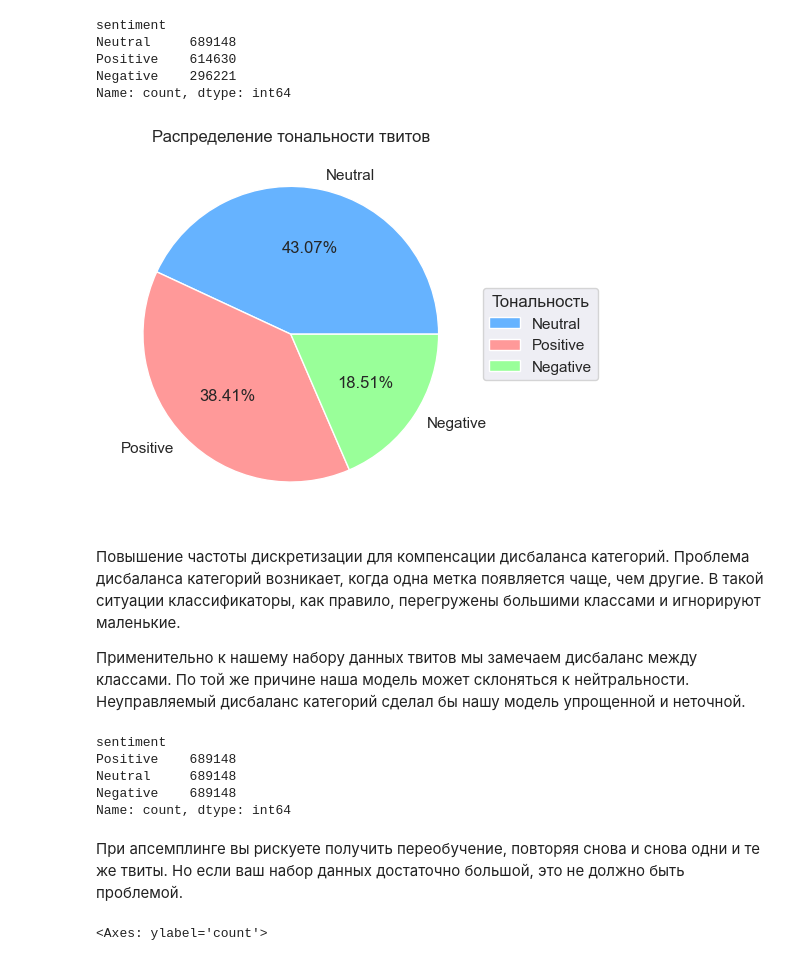
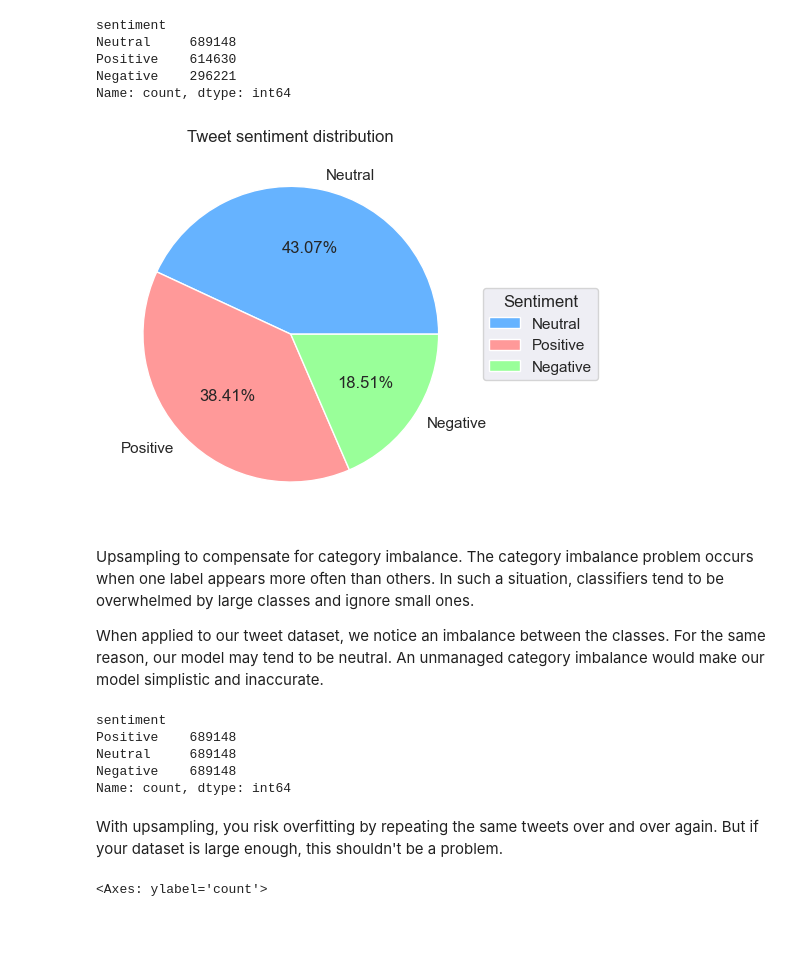
Before and after one commit to Alona-Aldushyna/Summer_2023_August_Repeat_Assessment, a Jupyter notebook: Summer_2023_August_Repeat_Assessment.ipynb, the cells around one changed output. Cells and saved outputs as stored; diff of their text form; code cells hidden in the pictures; blank space fills up the shorter version.

```diff
--- a/Summer_2023_August_Repeat_Assessment.ipynb
+++ b/Summer_2023_August_Repeat_Assessment.ipynb
@@ -479,27 +494,26 @@ Positive    614630
 Negative    296221
 Name: count, dtype: int64
 # %%
-# Определите цвета для сегментов круговой диаграммы
+# Define colors for pie chart segments
 colors = ['#66b3ff', '#ff9999', '#99ff99']
 
-# Создание круговой диаграммы
+# Creating a Pie Chart
 ax = df_sentiment['sentiment'].value_counts().plot.pie(autopct='%.2f%%', colors=colors)
 
-# Добавление заголовка
-plt.title('Распределение тональности твитов')
+# Adding a title
+plt.title('Tweet sentiment distribution')
 
-# Устанавливаем расстояние между сегментами и их подписями
+# Set the distance between segments and their captions
 ax.set_xlabel('')
 ax.set_ylabel('')
-ax.legend(title='Тональность', loc='center left', bbox_to_anchor=(1.0, 0, 0.5, 1))
+ax.legend(title='Sentiment', loc='center left', bbox_to_anchor=(1.0, 0, 0.5, 1))
 
-# Отображение круговой диаграммы
+# Pie Chart Display
 plt.show()
 # %% [output]
-[figure, old version]
+[figure, new version]
 # %% [markdown]
-Повышение частоты дискретизации для компенсации дисбаланса категорий.
-Проблема дисбаланса категорий возникает, когда одна метка появляется чаще, чем другие. В такой ситуации классификаторы, как правило, перегружены большими классами и игнорируют маленькие.
+Upsampling to compensate for category imbalance. The category imbalance problem occurs when one label appears more often than others. In such a situation, classifiers tend to be overwhelmed by large classes and ignore small ones.
 
-Применительно к нашему набору данных твитов мы замечаем дисбаланс между классами. По той же причине наша модель может склоняться к нейтральности. Неуправляемый дисбаланс категорий сделал бы нашу модель упрощенной и неточной.
+When applied to our tweet dataset, we notice an imbalance between the classes. For the same reason, our model may tend to be neutral. An unmanaged category imbalance would make our model simplistic and inaccurate.
 # %%
@@ -534,7 +548,7 @@ Neutral     689148
 Negative    689148
 Name: count, dtype: int64
 # %% [markdown]
-При апсемплинге вы рискуете получить переобучение, повторяя снова и снова одни и те же твиты. Но если ваш набор данных достаточно большой, это не должно быть проблемой.
+With upsampling, you risk overfitting by repeating the same tweets over and over again. But if your dataset is large enough, this shouldn't be a problem.
 # %%
 df_upsampled['sentiment'].value_counts().plot.pie(autopct= '%.2f')
 # %% [output]
```
Also changed, not shown: parts of 60 cells of this notebook.
